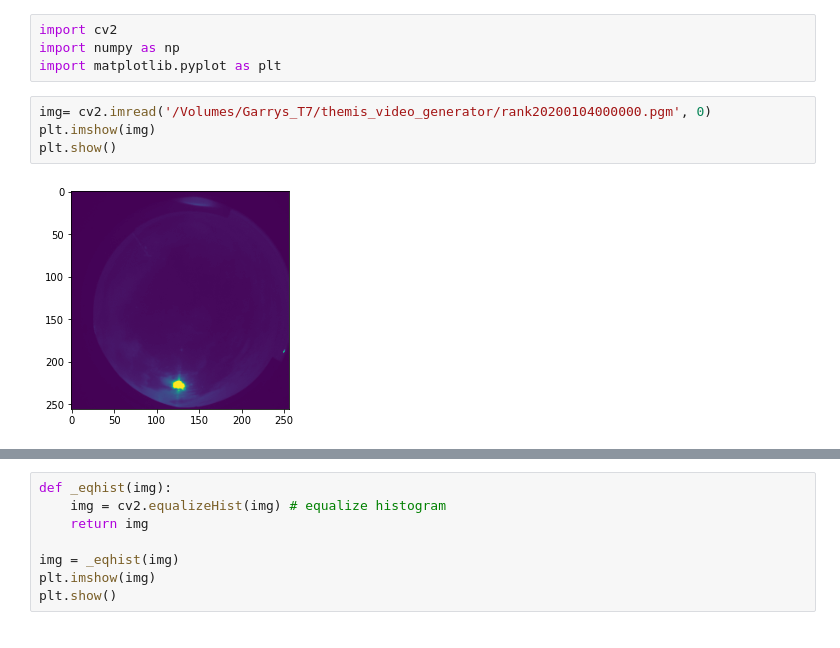
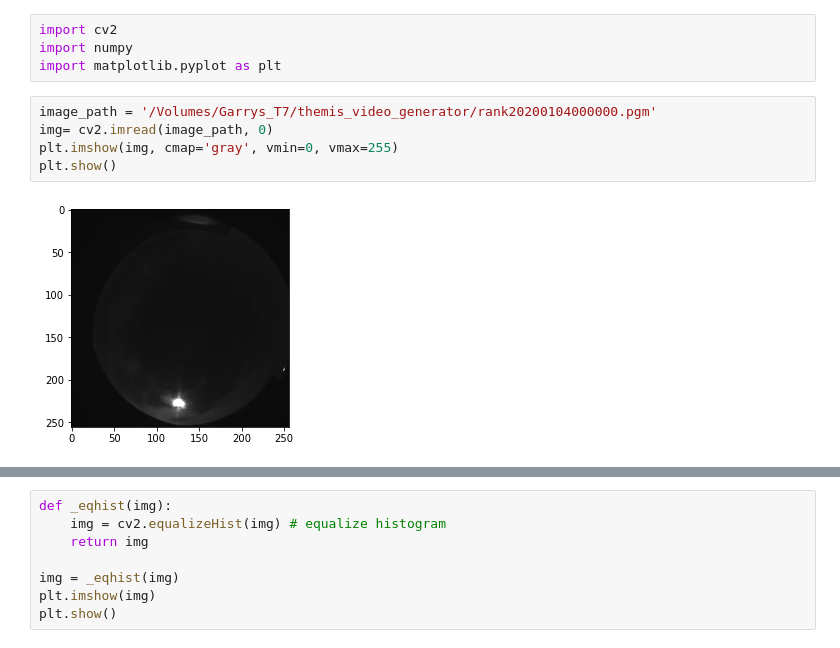
Before and after one commit to GarryGao00/themis_video_generator, a Jupyter notebook: image_enhancement_test.ipynb, the cells around one changed output, grey strips where cells are left out. Saved outputs shown, nothing was run; the diff lists cells and outputs as text.

```diff
--- a/image_enhancement_test.ipynb
+++ b/image_enhancement_test.ipynb
@@ -1,10 +1,11 @@
 # %%
 import cv2
-import numpy as np
+import numpy
 import matplotlib.pyplot as plt
 # %%
-img= cv2.imread('/Volumes/Garrys_T7/themis_video_generator/rank20200104000000.pgm', 0)
-plt.imshow(img)
+image_path = '/Volumes/Garrys_T7/themis_video_generator/rank20200104000000.pgm'
+img= cv2.imread(image_path, 0)
+plt.imshow(img, cmap='gray', vmin=0, vmax=255)
 plt.show()
 # %% [output]
-[figure, old version]
+[figure, new version]
```
Also changed, not shown: parts of 1 cell of this notebook.
